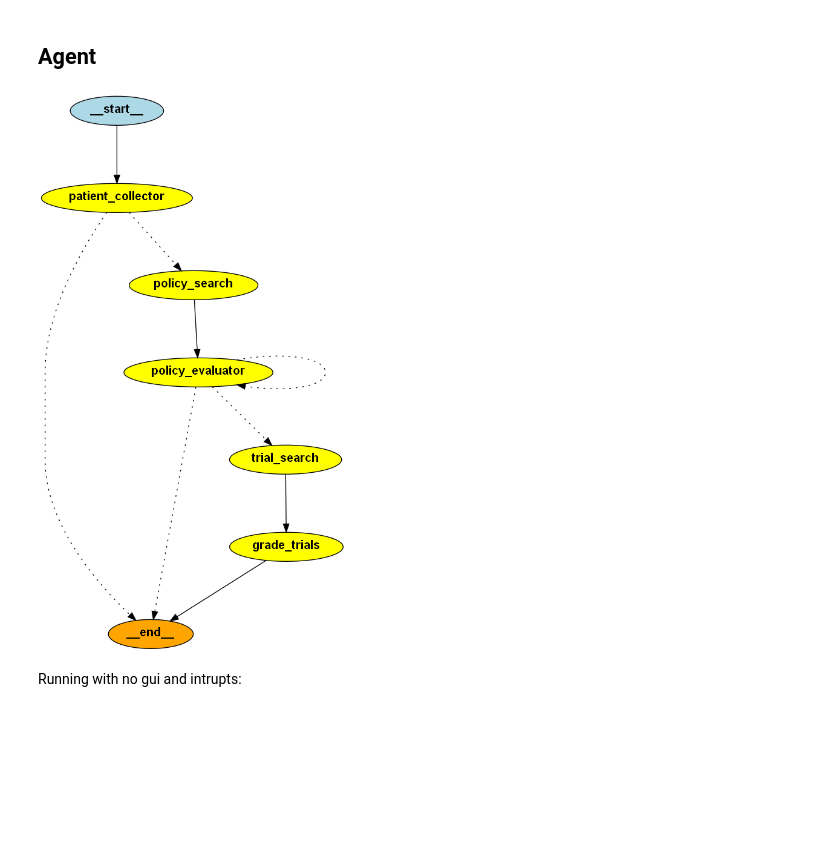
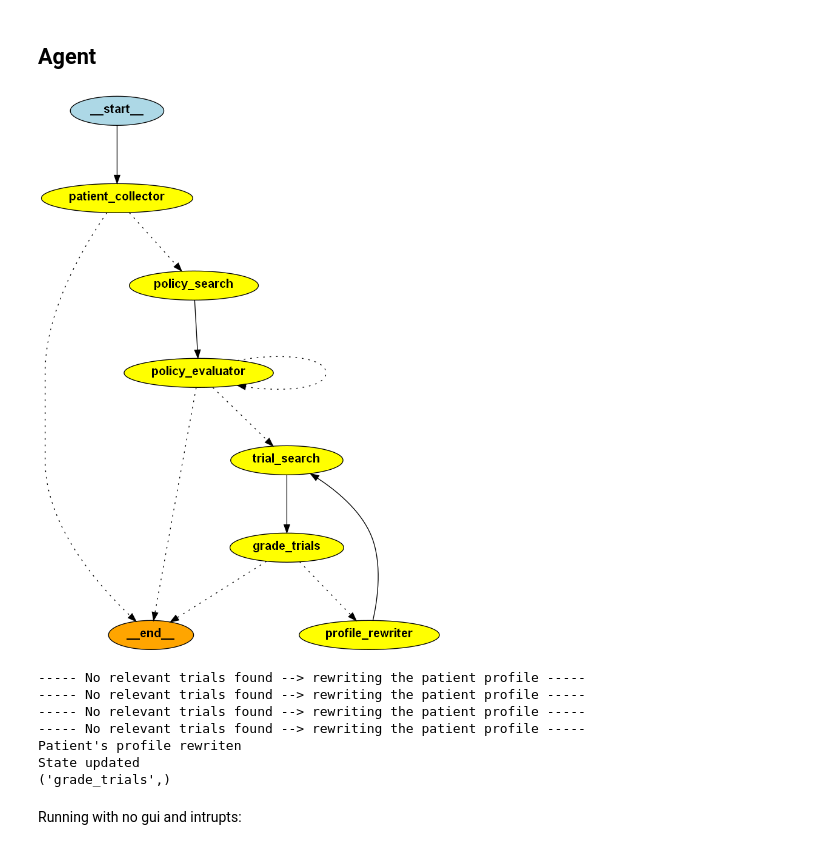
Before and after one commit to bab-git/llm-tutorials, a Jupyter notebook: notebooks/Agents_and_Tools/llm_agents_pharma.ipynb, the cells around one changed output. Cells and saved outputs as stored; diff of their text form; code cells hidden in the pictures; blank space fills up the shorter version.

Commit message:
pharma: question_rewriter

```diff
--- a/notebooks/Agents_and_Tools/llm_agents_pharma.ipynb
+++ b/notebooks/Agents_and_Tools/llm_agents_pharma.ipynb
@@ -54,7 +57,7 @@ policy_collection = "policy-chroma"
 trial_collection = "trial-chroma"
 
 modelID = "gpt-3.5-turbo"
-n_retrieved_policies = 4 # Number of most relevant policies to retrieve per patient
+n_retrieved_policies = 1 # Number of most relevant policies to retrieve per patient
 # n_retries = 6
 n_retrieved_trials = 6
 
@@ -515,7 +518,7 @@ def add_patient_data(patient_data: dict):
     conn.commit()
     conn.close()
 # %%
-sample_patient_id = 4
+sample_patient_id = 2
 patient_data = get_patient_data(sample_patient_id)
 patient_data
 # %% [output]
@@ -829,6 +857,8 @@ class AgentState(TypedDict):
     patient_profile: str
     revision_number: int
     max_revisions: int
+    trial_searches: int
+    max_trial_searches: int
     policies: List[Document]
     checked_policy: Document
     unchecked_policies: List[Document]
@@ -957,10 +987,12 @@ def trial_search(state: AgentState):
     patient_profile: {patient_profile}
     """
     docs_retrieved = retriever_trial_sq.get_relevant_documents(question)
-
+    # print(state)
+    trial_searches = state.get('trial_searches') or 0
     return {
         'last_node': 'trial_search',
-        'trials': docs_retrieved
+        'trials': docs_retrieved,
+        'trial_searches': trial_searches + 1,
         }
 
 def grade_trials(state: AgentState, trials: List[Document] = None):
@@ -1007,6 +1039,17 @@ def grade_trials(state: AgentState, trials: List[Document] = None):
         "relevant_trials": relevant_trials
         }
 
+def profile_rewriter(state: AgentState):
+    patient_data = state['patient_data']
+    patient_profile_rewriten = profile_rewriter_chain.invoke({"patient_data": patient_data})
+    print("Patient's profile rewriten")
+    # state['patient_profile'] = patient_profile_rewriten
+    return {
+        'last_node': 'profile_rewriter',
+        'patient_profile': patient_profile_rewriten
+    }
+
+
 # ========= continue functions =========
 def should_continue_patient(state: AgentState):
     # end = False
@@ -1044,15 +1087,18 @@ def should_continue_policy(state: AgentState):
         print("You can correct the patient's medical profile if required.")
         return END
 
-def should_continue_expert(state: AgentState) -> Literal["policy_checker", END]:
-    if state["policy_eligible"] == False:
-        print('to policy check')
-        next = "policy_checker"
-        # state["ask_expert"] = ""
+def should_continue_trials(state: AgentState):
+    if state["trial_searches"] > state["max_trial_searches"]:
+        print('max trial searches reached')
+        next = END
+    elif not state["relevant_trials"]:
+        print('----- No relevant trials found --> rewriting the patient profile -----')
+        next = "profile_rewriter"
     else:
         next = END
         print('to end')
     return next
+
 
 # ==== define graph nodes====
 builder = StateGraph(AgentState)
@@ -1062,40 +1108,59 @@ builder.add_node("policy_search", policy_search)
 builder.add_node("policy_evaluator", policy_evaluator)
 builder.add_node("trial_search", trial_search)
 builder.add_node("grade_trials", grade_trials)
+builder.add_node("profile_rewriter", profile_rewriter)
 
 # ===== define graph edges====
 builder.add_conditional_edges(
     "patient_collector",
     should_continue_patient,
     {END: END
     ,"policy_search": "policy_search"
     }
 )
 
 builder.add_conditional_edges(
     "policy_evaluator",
     should_continue_policy,
     {
     "trial_search": "trial_search"
     , "policy_evaluator": "policy_evaluator"
     , END: END
     }
 )
 
 builder.add_edge("policy_search", "policy_evaluator")
 builder.add_edge("trial_search", "grade_trials")
-builder.set_finish_point("grade_trials")
+builder.add_edge("profile_rewriter","trial_search")
+# builder.set_finish_point("grade_trials")
+
+builder.add_conditional_edges(
+    "grade_trials",
+    should_continue_trials,
+    {
+    "profile_rewriter": "profile_rewriter"
+    , END: END
+    }
+)
+
 
 
 graph = builder.compile(
     checkpointer=memory
 )
 
 from IPython.display import Image
 
 Image(graph.get_graph().draw_png())
 # %% [output]
-[figure, old version]
+[figure, new version]
+----- No relevant trials found --> rewriting the patient profile -----
+----- No relevant trials found --> rewriting the patient profile -----
+----- No relevant trials found --> rewriting the patient profile -----
+----- No relevant trials found --> rewriting the patient profile -----
+Patient's profile rewriten
+State updated
+('grade_trials',)
 # %% [markdown]
 Running with no gui and intrupts:
 # %%
```
Also changed, not shown: parts of 15 cells of this notebook, 1 other file.
